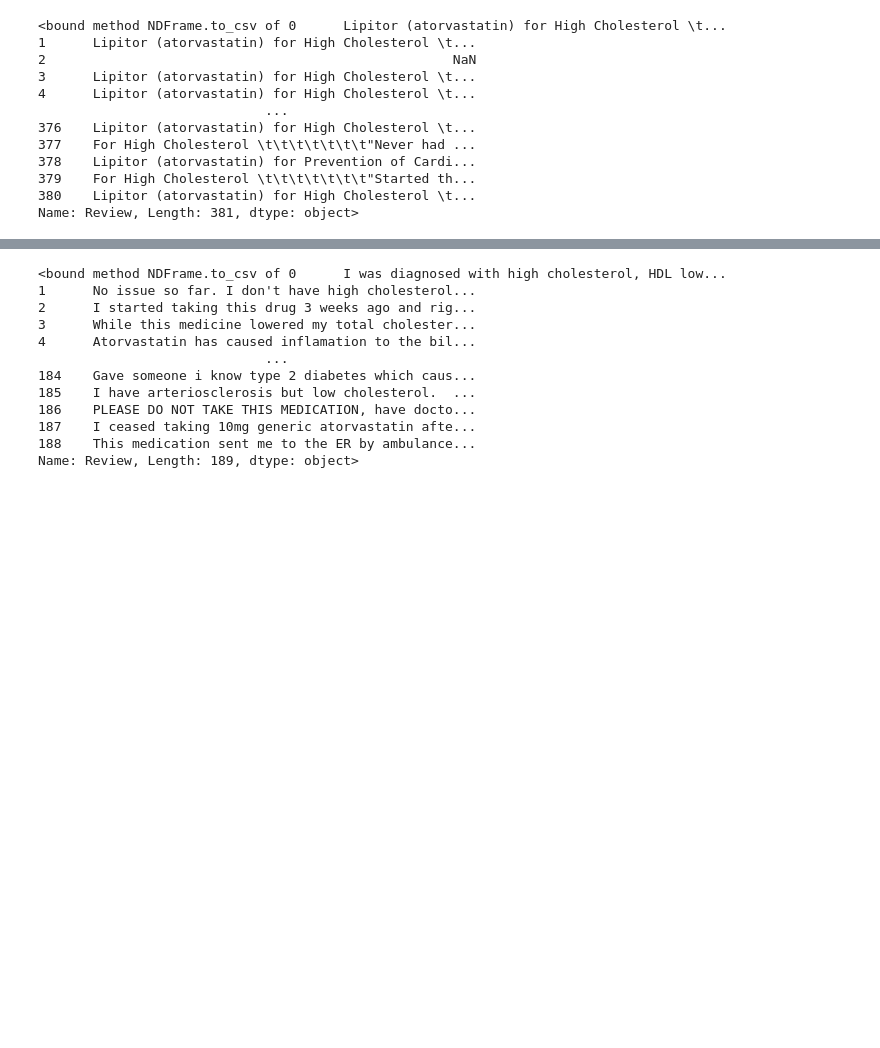
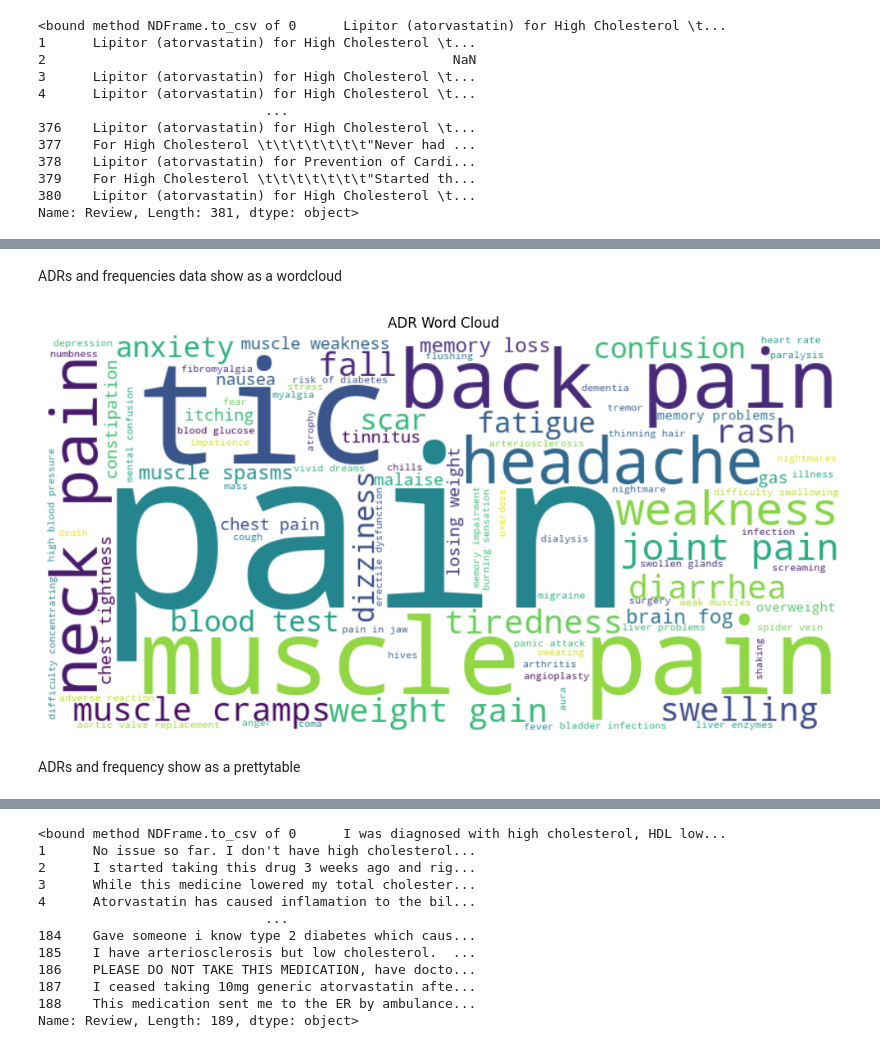
Before and after one commit to 1p9i/pv-nlp, a Jupyter notebook: project.ipynb, the cells around one changed output, grey strips where cells are left out. Cells and saved outputs as stored; diff of their text form; code cells hidden in the pictures; blank space fills up the shorter version.

```diff
--- a/project.ipynb
+++ b/project.ipynb
@@ -22,0 +133,24 @@ Name: Review, Length: 381, dtype: object>
+# %% [markdown]
+ADRs and frequencies data show as a wordcloud
+# %%
+# Create a dictionary from the list of tuples
+adr_freq_dict = dict(adr_frequencies)
+
+# Create a WordCloud instance
+from wordcloud import WordCloud
+
+wordcloud = WordCloud(width=800, height=400, background_color='white').generate_from_frequencies(adr_freq_dict)
+
+# Plot the WordCloud image
+plt.figure(figsize=(10, 6))
+plt.imshow(wordcloud, interpolation='bilinear')
+plt.axis('off')  # Turn off axis numbers and ticks
+plt.title('ADR Word Cloud')
+plt.tight_layout()
+
+# Display the WordCloud
+plt.show()
+# %% [output]
+[figure, added]
+# %% [markdown]
+ADRs and frequency show as a prettytable
```
Also changed, not shown: parts of 39 cells of this notebook, 3 other files.
